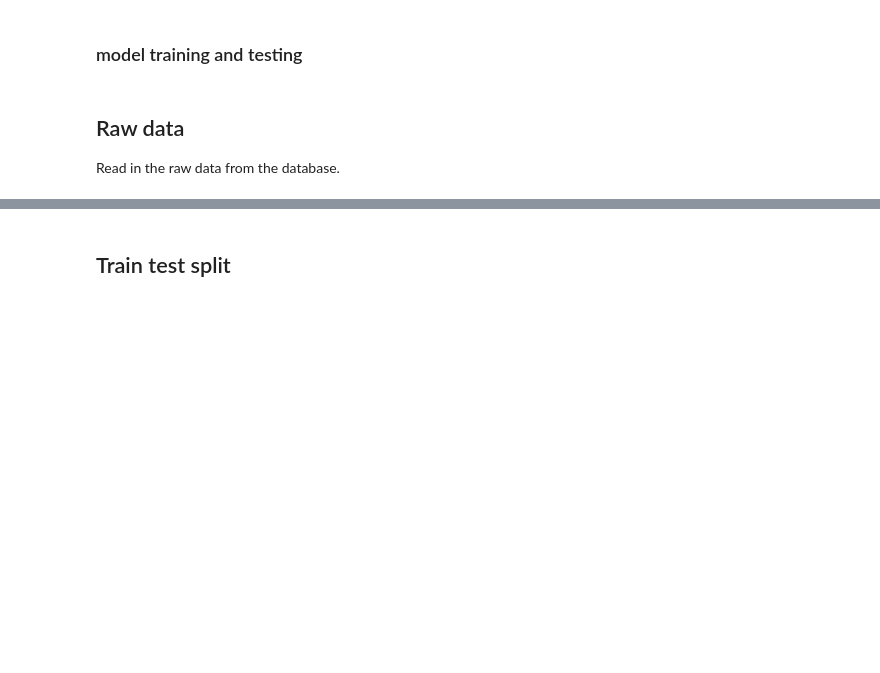
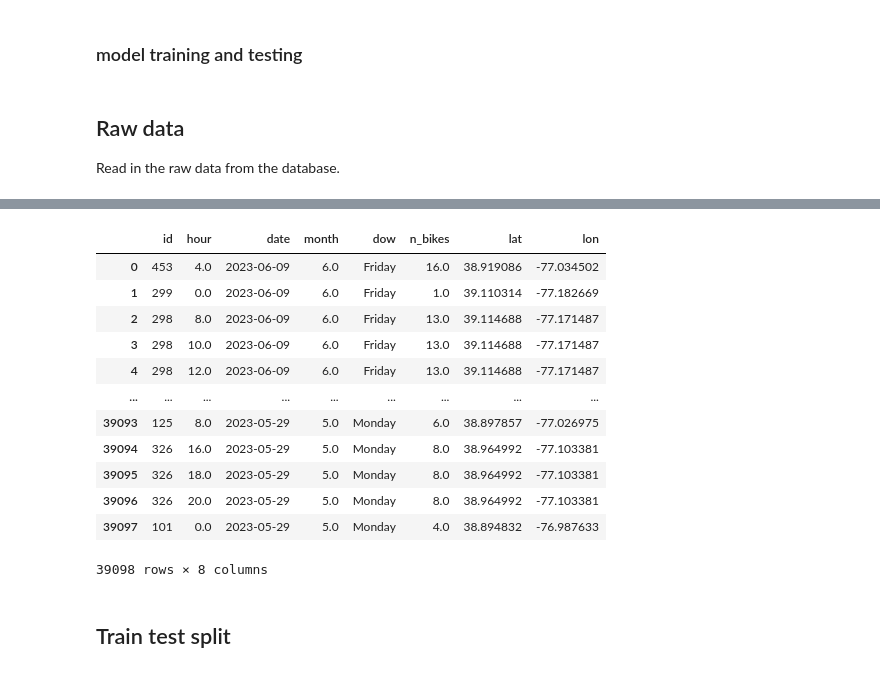
Before and after one commit to sol-eng/bike_predict_python, a Jupyter notebook: model/01-train-and-deploy-model/model_training_deployment.ipynb, the cells around one changed output, grey strips where cells are left out. Saved outputs shown, nothing was run; the diff lists cells and outputs as text; code cells hidden in the pictures; blank space fills up the shorter version.

```diff
--- a/model/01-train-and-deploy-model/model_training_deployment.ipynb
+++ b/model/01-train-and-deploy-model/model_training_deployment.ipynb
@@ -41,3 +64,30 @@ all_days
+# %%
+# Only keep required columns
+# all_days = all_days[[
+#     'lat',
+#     'lon',
+#     'date',
+#     'dow',
+#     'hour',
+#     'month',
+#     'n_bikes'
+# ]]
+
+all_days
+# %% [output]
+|  | id | hour | date | month | dow | n_bikes | lat | lon |
+| 0 | 453 | 4.0 | 2023-06-09 | 6.0 | Friday | 16.0 | 38.919086 | -77.034502 |
+| 1 | 299 | 0.0 | 2023-06-09 | 6.0 | Friday | 1.0 | 39.110314 | -77.182669 |
+| 2 | 298 | 8.0 | 2023-06-09 | 6.0 | Friday | 13.0 | 39.114688 | -77.171487 |
+| 3 | 298 | 10.0 | 2023-06-09 | 6.0 | Friday | 13.0 | 39.114688 | -77.171487 |
+| 4 | 298 | 12.0 | 2023-06-09 | 6.0 | Friday | 13.0 | 39.114688 | -77.171487 |
+| ... | ... | ... | ... | ... | ... | ... | ... | ... |
+| 39093 | 125 | 8.0 | 2023-05-29 | 5.0 | Monday | 6.0 | 38.897857 | -77.026975 |
+| 39094 | 326 | 16.0 | 2023-05-29 | 5.0 | Monday | 8.0 | 38.964992 | -77.103381 |
+| 39095 | 326 | 18.0 | 2023-05-29 | 5.0 | Monday | 8.0 | 38.964992 | -77.103381 |
+| 39096 | 326 | 20.0 | 2023-05-29 | 5.0 | Monday | 8.0 | 38.964992 | -77.103381 |
+| 39097 | 101 | 0.0 | 2023-05-29 | 5.0 | Monday | 4.0 | 38.894832 | -76.987633 |
+39098 rows × 8 columns
 # %% [markdown]
 ## Train test split
 # %%
```
Also changed, not shown: parts of 26 cells of this notebook, 8 other files.
